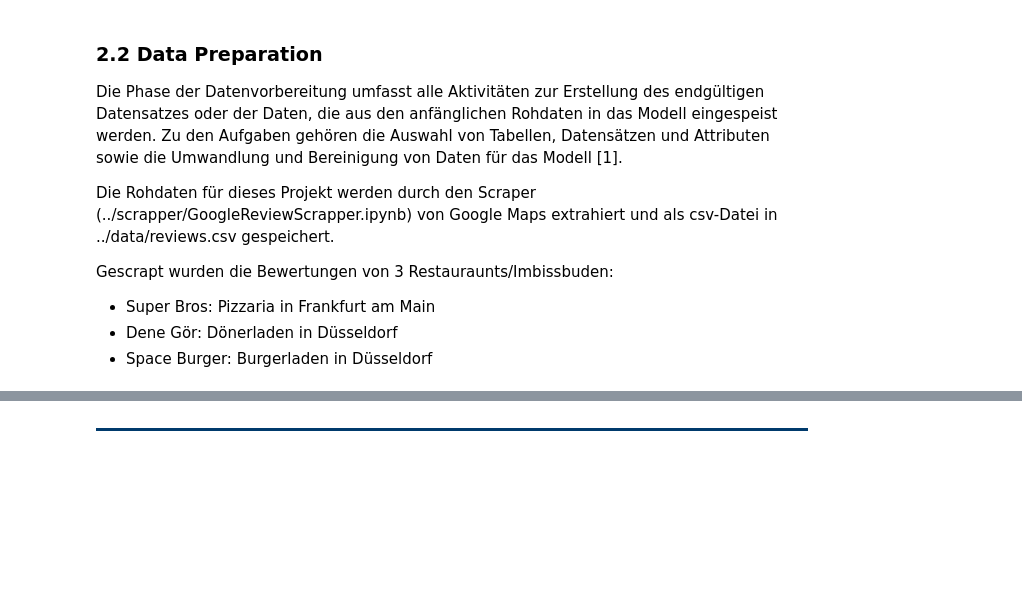
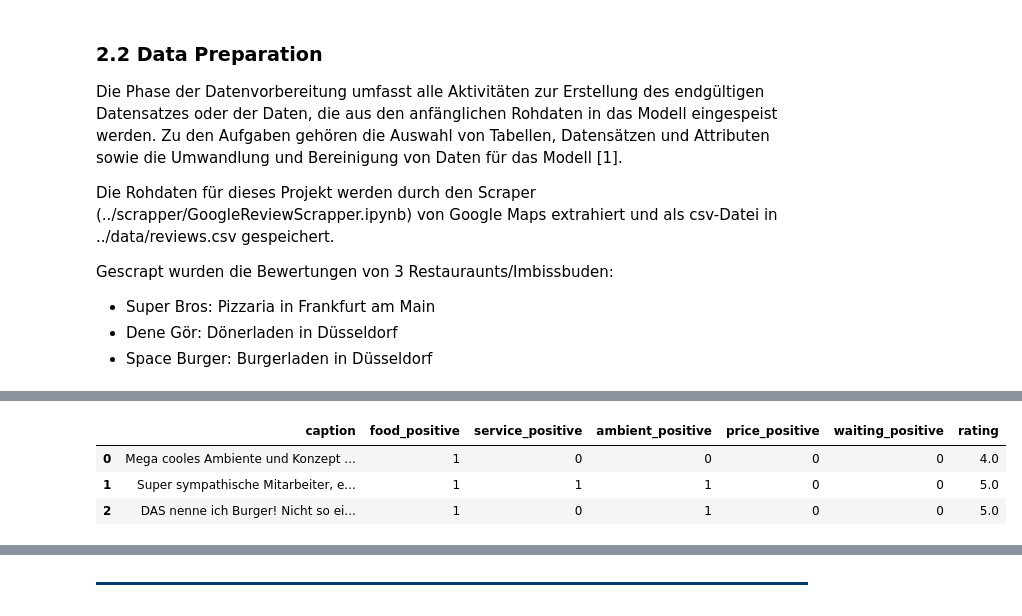
Before and after one commit to Herb-sh/NLPGoogleReviewSummary, a Jupyter notebook: Abschlussbericht.ipynb, the cells around one changed output, grey strips where cells are left out. Cells and saved outputs as stored; diff of their text form; code cells hidden in the pictures; blank space fills up the shorter version.

```diff
--- a/Abschlussbericht.ipynb
+++ b/Abschlussbericht.ipynb
@@ -99,12 +124,19 @@ df = pd.read_csv('data/reviews.csv', sep=';')
 # %%
 # Entfernen aller Datenpunkte mit NaN
-df = df.loc[~df['caption'].isnull(), ['caption', 'rating', 'timestamp']]
+USEFUL_COLUMNS = ['caption',
+                  'food_positive', 'service_positive', 'ambient_positive', 'price_positive', 'waiting_positive', 'rating']
+df = df.loc[~df['caption'].isnull(), USEFUL_COLUMNS]
 
 # Indexspalte entfernen
 df.reset_index(drop=True)
 
 # Übersicht über bearbeiteten Dataframe
 df.head(3)
+# %% [output]
+|  | caption | food_positive | service_positive | ambient_positive | price_positive | waiting_positive | rating |
+| 0 | Mega cooles Ambiente und Konzept ... | 1 | 0 | 0 | 0 | 0 | 4.0 |
+| 1 | Super sympathische Mitarbeiter, e... | 1 | 1 | 1 | 0 | 0 | 5.0 |
+| 2 | DAS nenne ich Burger! Nicht so ei... | 1 | 0 | 1 | 0 | 0 | 5.0 |
 # %%
 # Translated by Google aus den Bewertungen entfernen
 df['caption'] = df['caption'].str.split('(Translated by Google)').str[0]
```
Also changed, not shown: parts of 38 cells of this notebook, 2 other files.
